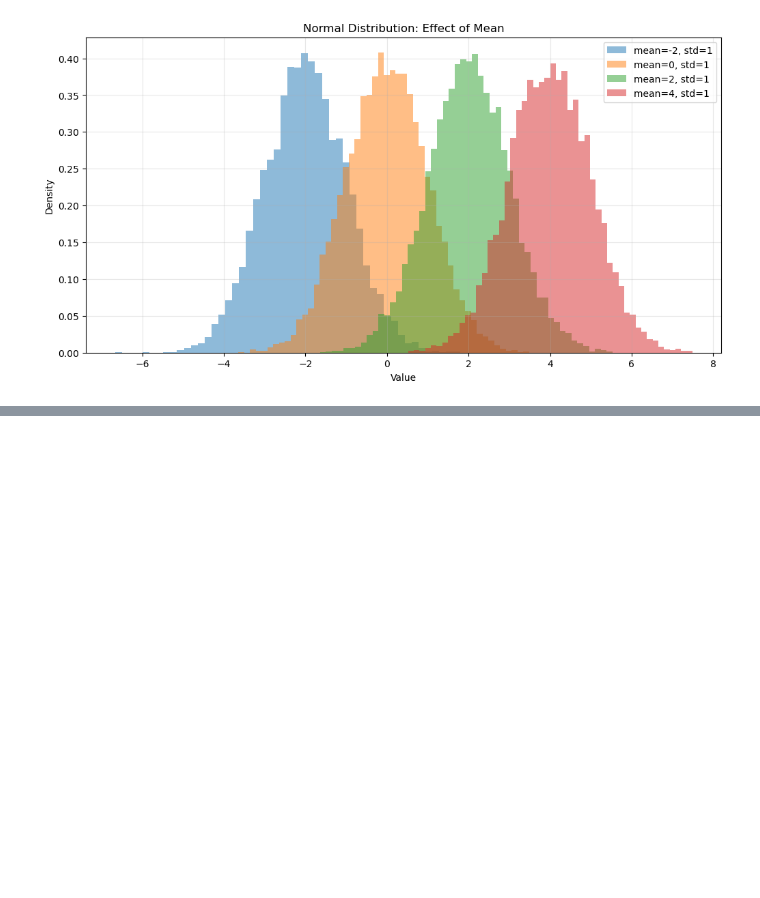
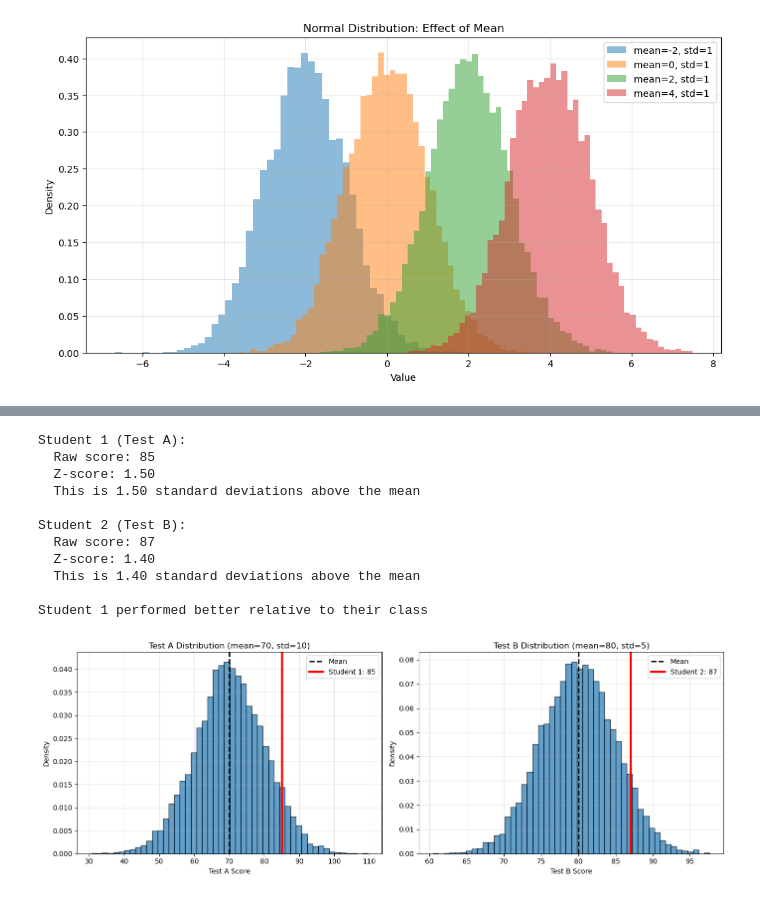
Before and after one commit to Rey3300/PINN-ML-Learning, a Jupyter notebook: week1-python-probability/day4-probability-normal-distributions.ipynb, the cells around one changed output, grey strips where cells are left out. Cells and saved outputs as stored; diff of their text form; code cells hidden in the pictures; blank space fills up the shorter version.

```diff
--- a/week1-python-probability/day4-probability-normal-distributions.ipynb
+++ b/week1-python-probability/day4-probability-normal-distributions.ipynb
@@ -46,0 +73,70 @@ plt.show()
+# %%
+# Comparing two students' scores on different tests using z-scores
+
+score_A = 85
+mean_A = 70
+std_A = 10
+
+score_B = 87
+mean_B = 80
+std_B = 5
+
+z_score_A = (score_A - mean_A) / std_A
+z_score_B = (score_B - mean_B) / std_B
+
+print("Student 1 (Test A):")
+print(f"  Raw score: {score_A}")
+print(f"  Z-score: {z_score_A:.2f}")
+print(f"  This is {z_score_A:.2f} standard deviations above the mean")
+print()
+print("Student 2 (Test B):")
+print(f"  Raw score: {score_B}")
+print(f"  Z-score: {z_score_B:.2f}")
+print(f"  This is {z_score_B:.2f} standard deviations above the mean")
+print()
+
+if z_score_A > z_score_B:
+    print("Student 1 performed better relative to their class")
+else:
+    print("Student 2 performed better relative to their class")
+
+# Visualize
+fig, axes = plt.subplots(1, 2, figsize=(14, 5))
+
+# Test A
+test_A_scores = np.random.normal(mean_A, std_A, 10000)
+axes[0].hist(test_A_scores, bins=50, density=True, alpha=0.7, edgecolor='black')
+axes[0].axvline(mean_A, color='black', linestyle='--', linewidth=2, label='Mean')
+axes[0].axvline(score_A, color='red', linestyle='-', linewidth=3, label=f'Student 1: {score_A}')
+axes[0].set_xlabel('Test A Score')
+axes[0].set_ylabel('Density')
+axes[0].set_title(f'Test A Distribution (mean={mean_A}, std={std_A})')
+axes[0].legend()
+axes[0].grid(True, alpha=0.3)
+
+# Test B
+test_B_scores = np.random.normal(mean_B, std_B, 10000)
+axes[1].hist(test_B_scores, bins=50, density=True, alpha=0.7, edgecolor='black')
+axes[1].axvline(mean_B, color='black', linestyle='--', linewidth=2, label='Mean')
+axes[1].axvline(score_B, color='red', linestyle='-', linewidth=3, label=f'Student 2: {score_B}')
+axes[1].set_xlabel('Test B Score')
+axes[1].set_ylabel('Density')
+axes[1].set_title(f'Test B Distribution (mean={mean_B}, std={std_B})')
+axes[1].legend()
+axes[1].grid(True, alpha=0.3)
+
+plt.tight_layout()
+plt.show()
+# %% [output]
+Student 1 (Test A):
+  Raw score: 85
+  Z-score: 1.50
+  This is 1.50 standard deviations above the mean
+
+Student 2 (Test B):
+  Raw score: 87
+  Z-score: 1.40
+  This is 1.40 standard deviations above the mean
+
+Student 1 performed better relative to their class
+[figure, added]
```
Also changed, not shown: parts of 1 cell of this notebook.
